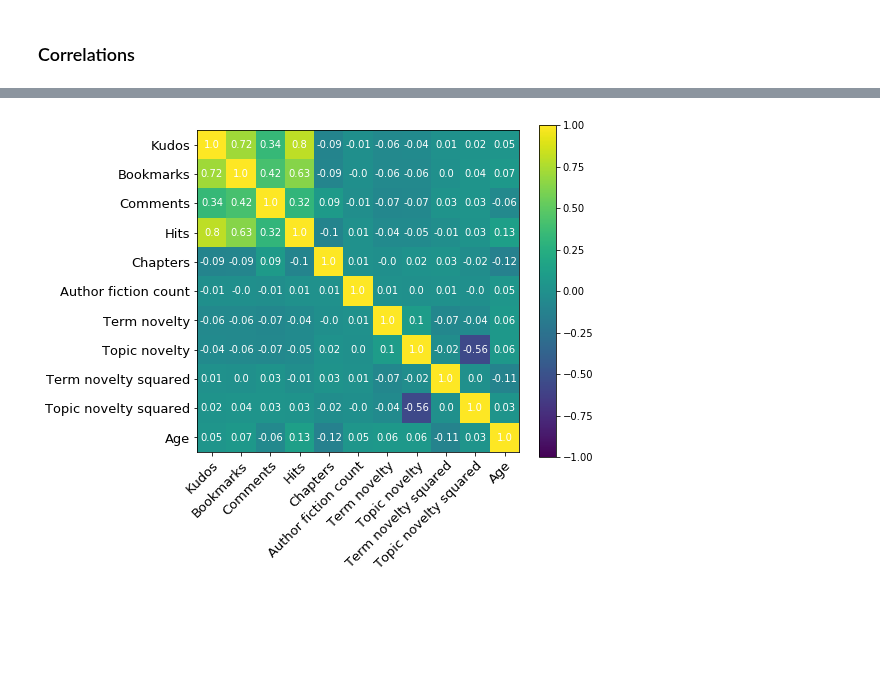
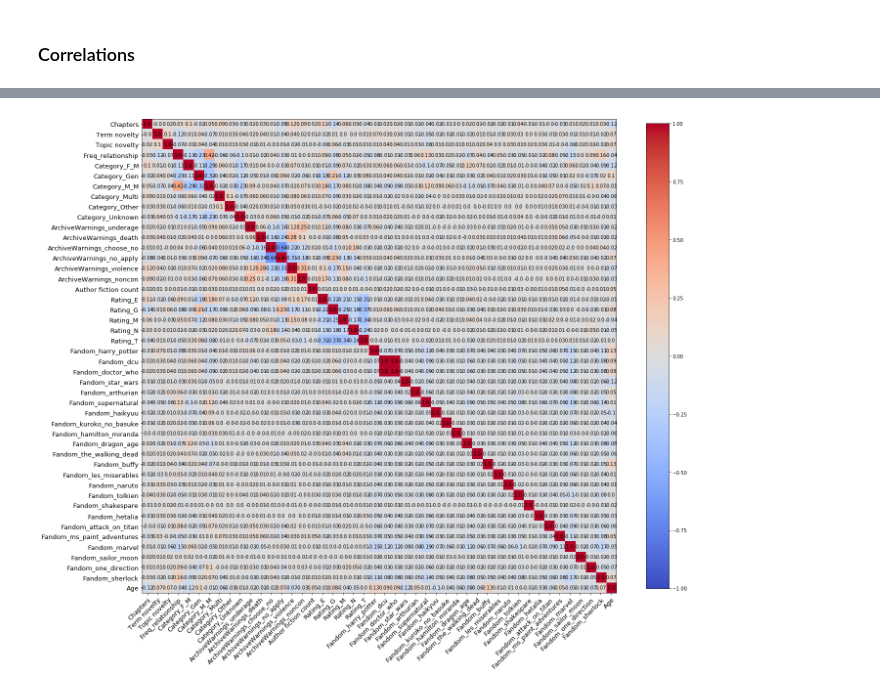
Before and after one commit to yzjing/ao3_old, a Jupyter notebook: exps/20180604_regression/regression_data.ipynb, the cells around one changed output, grey strips where cells are left out. Cells and saved outputs as stored; diff of their text form; code cells hidden in the pictures; blank space fills up the shorter version.

```diff
--- a/exps/20180604_regression/regression_data.ipynb
+++ b/exps/20180604_regression/regression_data.ipynb
@@ -56,11 +53,10 @@ def find_major_rel(df):
 # %%
 df_all = []
 for i,fandom in enumerate(fandom_list):
-    df_tfidf = pd.read_csv(os.path.join(tfidf_path,fandom + '_temporal_tfidf_cos_toprev_conlen_allave.tsv'), sep = '\t')
+    df_tfidf = pd.read_csv(os.path.join(tfidf_path,fandom + '_temporal_tfidf_cos_toprev_conlen.tsv'), sep = '\t')
     del df_tfidf['index']
     df_lda = pd.read_csv(os.path.join(lda_path,fandom + '_temporal_lda_jsd_toprev_full.tsv'), sep = '\t')
     del df_lda['index']
-    df_tag = pd.read_csv(os.path.join(tag_path,fandom + '_tag_novelty_conlen_full.tsv'), sep = '\t')
     df = pd.merge(df_tfidf, df_lda, on=['AdditionalTags', 'ArchiveWarnings', 'Author', 'Bookmarks', 'Category',\
  'ChapterIndex', 'Chapters' ,'Characters','Comments' ,'CompleteDate',\
  'Fandoms', 'Hits' ,'Kudos', 'Language', 'Notes' ,'PublishDate' ,'Rating',\
@@ -68,20 +64,20 @@ for i,fandom in enumerate(fandom_list):
 
     df['fandom_category'] = fandom
 
-#     df = df.replace([np.inf, -np.inf], np.nan)
-#     df['Hits'].fillna(0, inplace=True)
-#     df['Kudos'].fillna(0, inplace=True)
-#     df['Bookmarks'].fillna(0, inplace=True)
-#     df['Comments'].fillna(0, inplace=True)
+    df = df.replace([np.inf, -np.inf], np.nan)
+    df['Hits'].fillna(0, inplace=True)
+    df['Kudos'].fillna(0, inplace=True)
+    df['Bookmarks'].fillna(0, inplace=True)
+    df['Comments'].fillna(0, inplace=True)
 
-#     df['Kudos'] = df['Kudos']/df['Chapters']
+    df['Kudos'] = df['Kudos']/df['Chapters']
 #     df = df.replace([np.inf, -np.inf], np.nan)
 #     df['Kudos'].dropna()
 #     df['Kudos'] = np.log(df['Kudos']+0.001)
 #     df['Kudos'] = df['Kudos'].replace([np.inf, -np.inf], np.nan)
 #     df['Kudos'] = (df['Kudos'] - df['Kudos'].mean())/df['Kudos'].std(ddof=0)
 
-#     df['Hits'] = df['Hits']/df['Chapters']
+    df['Hits'] = df['Hits']/df['Chapters']
 #     df = df.replace([np.inf, -np.inf], np.nan)
 #     df['Hits'].dropna()
 #     df['Hits'] = np.log(df['Hits']+0.001)
@@ -91,7 +87,7 @@ for i,fandom in enumerate(fandom_list):
 #     df = df.replace([np.inf, -np.inf], np.nan)
 #     df['Comments'] = (df['Comments'] - df['Comments'].mean())/df['Comments'].std(ddof=0)
 
-#     df['Bookmarks'] = df['Bookmarks']/df['Chapters']
+    df['Bookmarks'] = df['Bookmarks']/df['Chapters']
 #     df = df.replace([np.inf, -np.inf], np.nan)
 #     df['Bookmarks'] = np.log(df['Bookmarks']+0.001)
 #     df['Bookmarks'] = (df['Bookmarks'] - df['Bookmarks'].mean())/df['Bookmarks'].std(ddof=0)
@@ -328,0 +295,18 @@ corr
+# %%
+corr = df_all[['Chapters',
+       'Term novelty', 'Topic novelty', 'Freq_relationship',
+       'Category_F_M', 'Category_Gen', 'Category_M_M', 'Category_Multi',
+       'Category_Other', 'Category_Unknown', 'ArchiveWarnings_underage',
+       'ArchiveWarnings_death', 'ArchiveWarnings_choose_no',
+       'ArchiveWarnings_no_apply', 'ArchiveWarnings_violence',
+       'ArchiveWarnings_noncon', 'Author fiction count', 'Rating_E', 'Rating_G',
+       'Rating_M', 'Rating_N', 'Rating_T', 'Fandom_harry_potter',
+       'Fandom_dcu', 'Fandom_doctor_who', 'Fandom_star_wars',
+       'Fandom_arthurian', 'Fandom_supernatural', 'Fandom_haikyuu',
+       'Fandom_kuroko_no_basuke', 'Fandom_hamilton_miranda',
+       'Fandom_dragon_age', 'Fandom_the_walking_dead', 'Fandom_buffy',
+       'Fandom_les_miserables', 'Fandom_naruto', 'Fandom_tolkien',
+       'Fandom_shakespare', 'Fandom_hetalia', 'Fandom_attack_on_titan',
+       'Fandom_ms_paint_adventures', 'Fandom_marvel',
+       'Fandom_sailor_moon', 'Fandom_one_direction', 'Fandom_sherlock',
+       'Age']].corr()
@@ -329,35 +340,35 @@ corr
 # %%
 labels = corr.columns.values
-fig, ax = plt.subplots(figsize = (8,8))
+fig, ax = plt.subplots(figsize = (20,20))
 
 # kmin = np.amin(corr.as_matrix())
 # kmax = np.amax(corr.as_matrix())
 
 norm = colors.Normalize(vmin = -1, vmax = 1)
-im = ax.imshow(corr, norm=norm)
+im = ax.imshow(corr, norm=norm,cmap='coolwarm')
 
 # We want to show all ticks...
 ax.set_xticks(np.arange(len(labels)))
 ax.set_yticks(np.arange(len(labels)))
 # ... and label them with the respective list entries
 ax.set_xticklabels(labels)
 ax.set_yticklabels(labels)
 
 # Rotate the tick labels and set their alignment.
 plt.setp(ax.get_xticklabels(), rotation=45, ha="right",
          rotation_mode="anchor", fontsize='13')
 
 plt.setp(ax.get_yticklabels(), fontsize='13')
 
 # Loop over data dimensions and create text annotations.
 for i in range(len(labels)):
     for j in range(len(labels)):
         text = ax.text(j, i, round(corr.as_matrix()[i, j], 2),
-                       ha="center", va="center", color="w")
+                       ha="center", va="center", color="black")
 
 ax.set_title("")
 fig.colorbar(im, shrink=0.7)
 fig.tight_layout()
-plt.savefig('variables_corr.pdf', format='pdf')
+# plt.savefig('variables_corr.pdf', format='pdf')
 # %% [output]
-[figure, old version]
+[figure, new version]
```
Also changed, not shown: parts of 21 cells of this notebook, 31 other files.
